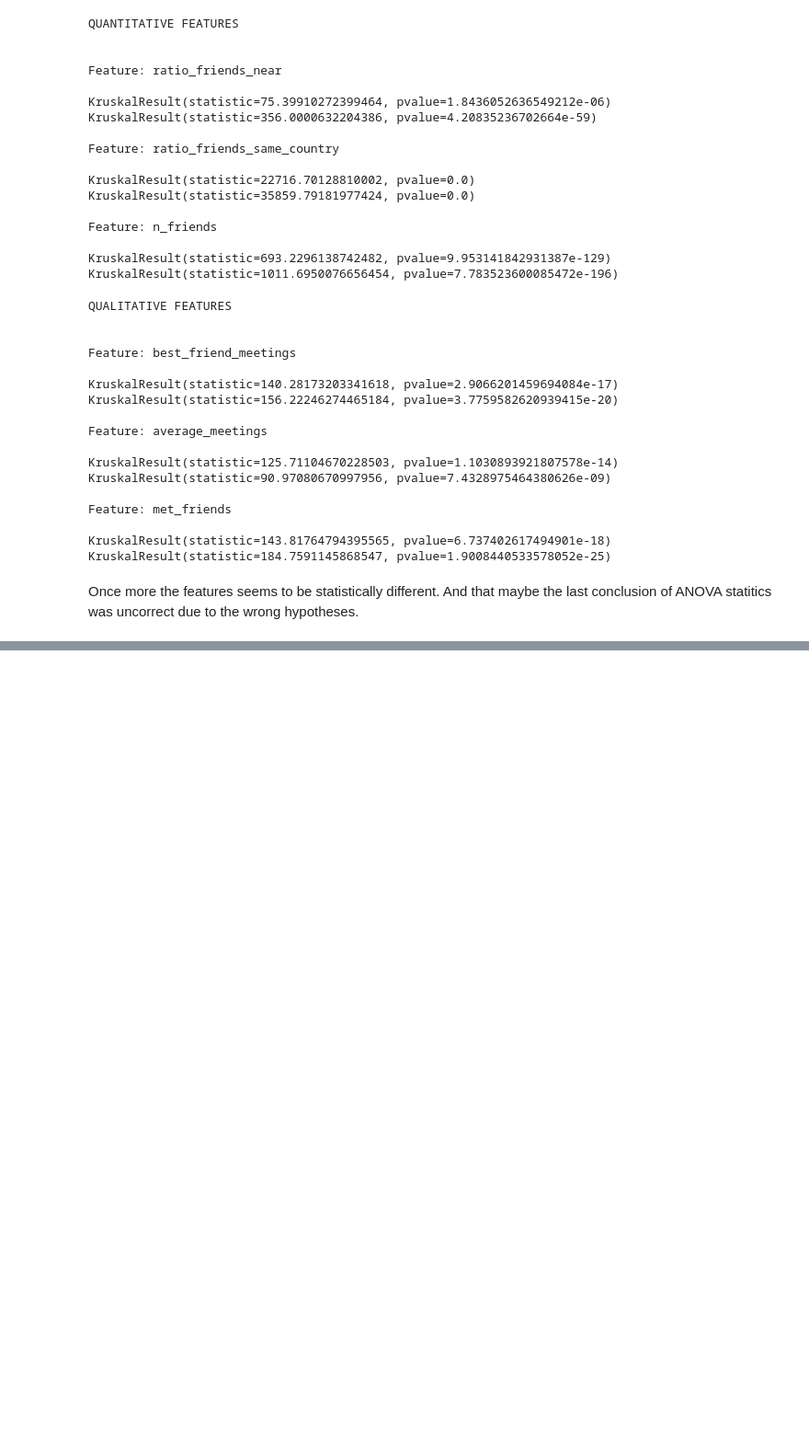
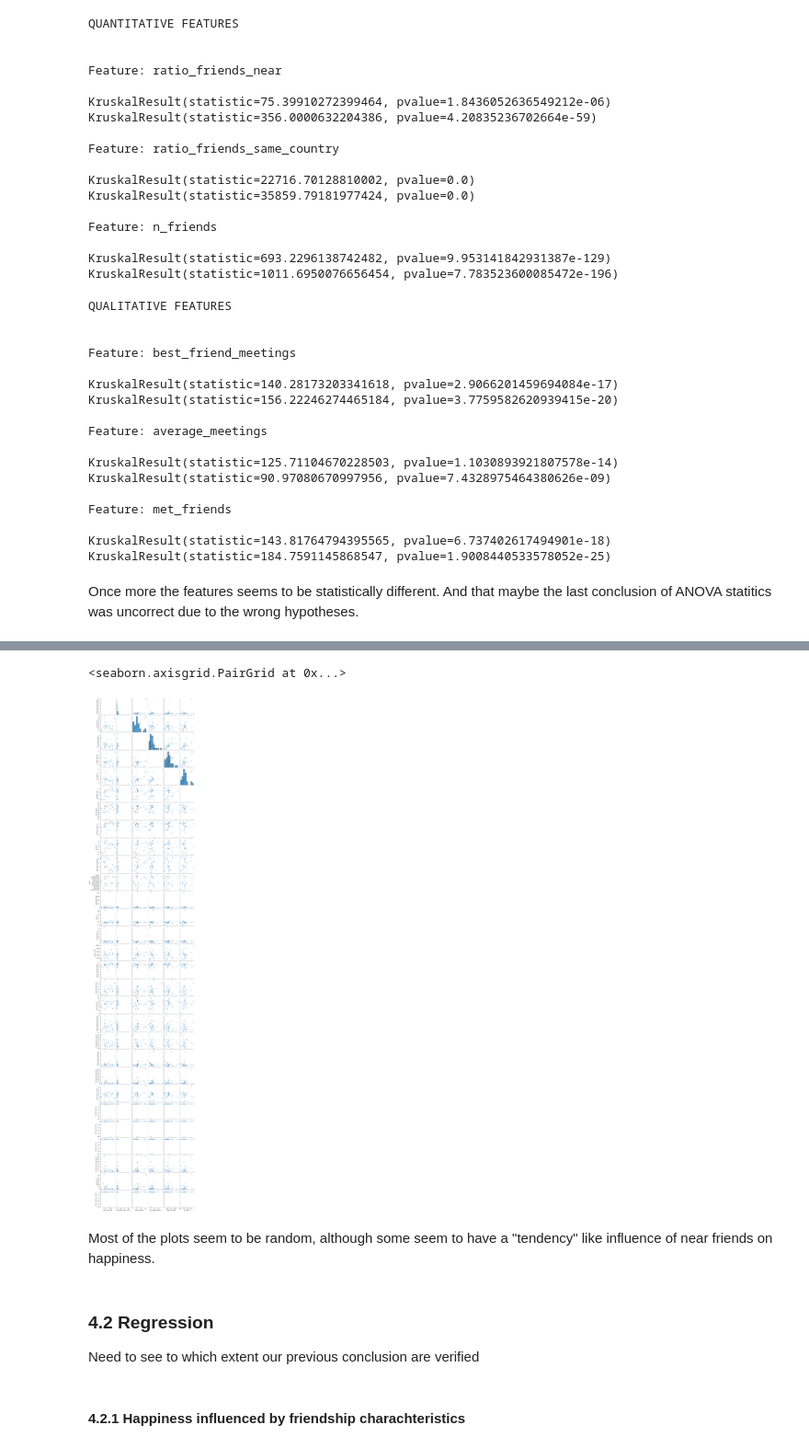
Before and after one commit to asreva/ada-2020-project-milestone-p3-p3_ada-dream-team, a Jupyter notebook: friendship_and_home_position.ipynb, the cells around one changed output, grey strips where cells are left out. Shown at 92% size. Cells and saved outputs as stored; diff of their text form; code cells hidden in the pictures; blank space fills up the shorter version.

Commit message:
regressions added + merge with Andres

```diff
--- a/friendship_and_home_position.ipynb
+++ b/friendship_and_home_position.ipynb
@@ -1373,7 +1392,7 @@ b_temp = b_temp[b_temp.alpha3.isin(valid_countries_alpha3)]
 g_temp = g_temp[g_temp.alpha3.isin(valid_countries_alpha3)]
 
 datasets = [b_temp, g_temp]
-features = ["ratio_friends_near","ratio_friends_same_country","n_friends"]
+features =  ["best_friend_meetings","average_meetings","met_friends"]
 
 for feature in features:
     print("\nFeature: "+feature+"\n")
@@ -1485,0 +1511,2 @@ Once more the features seems to be statistically different. And that maybe the l
+# %%
+countries_reg = countries_all_features.copy()
@@ -1485,0 +1515,25 @@ Once more the features seems to be statistically different. And that maybe the l
+# %%
+countries_reg.rename(columns = {
+ 'Population density (per km2, 2017)' : "Population_density",
+ 'Sex ratio (m per 100 f, 2017)' : 'Sex_ratio',
+ 'GDP growth rate (annual %, const. 2005 prices)' : 'GPD_growth_rate',
+ 'GDP per capita (current US$)' : 'GDP_per_capita',
+ 'Labour force participation (female/male pop. %)': 'Labour_force_participation',
+ 'Population growth rate (average annual %)' : 'Population_growth_rate',
+ 'Urban population (% of total population)' : 'Urban_population',
+ 'Urban population growth rate (average annual %)' : 'Urban_population_growth_rate',
+ 'Life expectancy at birth (females/males, years)' : 'Life_expectancy_at_birth',
+ 'Population age distribution (0-14 / 60+ years, %)' : 'Population_age_distribution',
+ 'International migrant stock (000/% of total pop.)' : 'International_migrant_stock',
+ 'Health: Total expenditure (% of GDP)' : 'Heath_total_expenditure',
+ 'Education: Primary gross enrol. ratio (f/m per 100 pop.)' : 'Education_Primary',
+ 'Education: Secondary gross enrol. ratio (f/m per 100 pop.)' : 'Education_Secondary',
+ 'Education: Tertiary gross enrol. ratio (f/m per 100 pop.)' : 'Education_Tertiary',
+ 'Individuals using the Internet (per 100 inhabitants)' : 'Individuals_using_the_Internet',
+ 'Forested area (% of land area)' : 'Forested_area',
+ 'Energy supply per capita (Gigajoules)' : 'Energy_supply_per_capita',
+ 'Coastline (coast/area ratio)' : 'Coastline'}, inplace = True)
+# %%
+Features = ['Population_growth_rate','Urban_population_growth_rate','Population_density', 'Coastline', 'GPD_growth_rate']
+for feature in Features:
+    countries_reg[feature] = countries_reg[feature].astype(float)
@@ -1485,0 +1588,13 @@ Once more the features seems to be statistically different. And that maybe the l
+# %%
+sns.pairplot(countries_reg,x_vars=["ratio_friends_near", "ratio_friends_same_country", "total_nb_friends", "best_friend_meetings", "average_meetings", "met_friends"],
+            y_vars = countries_reg.columns[2:-1])
+# %% [output]
+<seaborn.axisgrid.PairGrid at 0x...>
+[figure, added]
+# %% [markdown]
+Most of the plots seem to be random, although some seem to have a "tendency" like influence of near friends on happiness.
+# %% [markdown]
+### 4.2 Regression
+Need to see to which extent our previous conclusion are verified
+# %% [markdown]
+#### 4.2.1 Happiness influenced by friendship charachteristics
```
Also changed, not shown: parts of 54 cells of this notebook.
